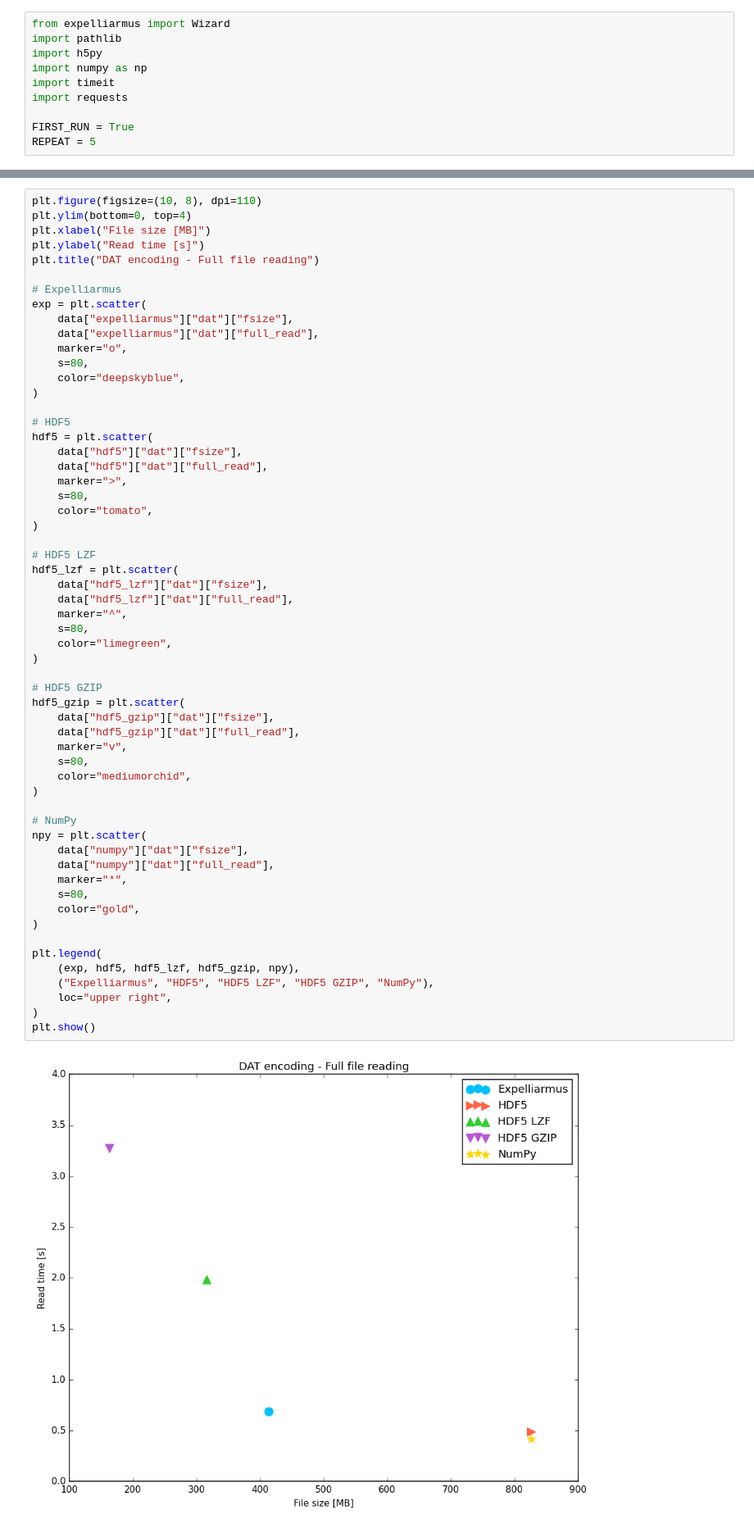
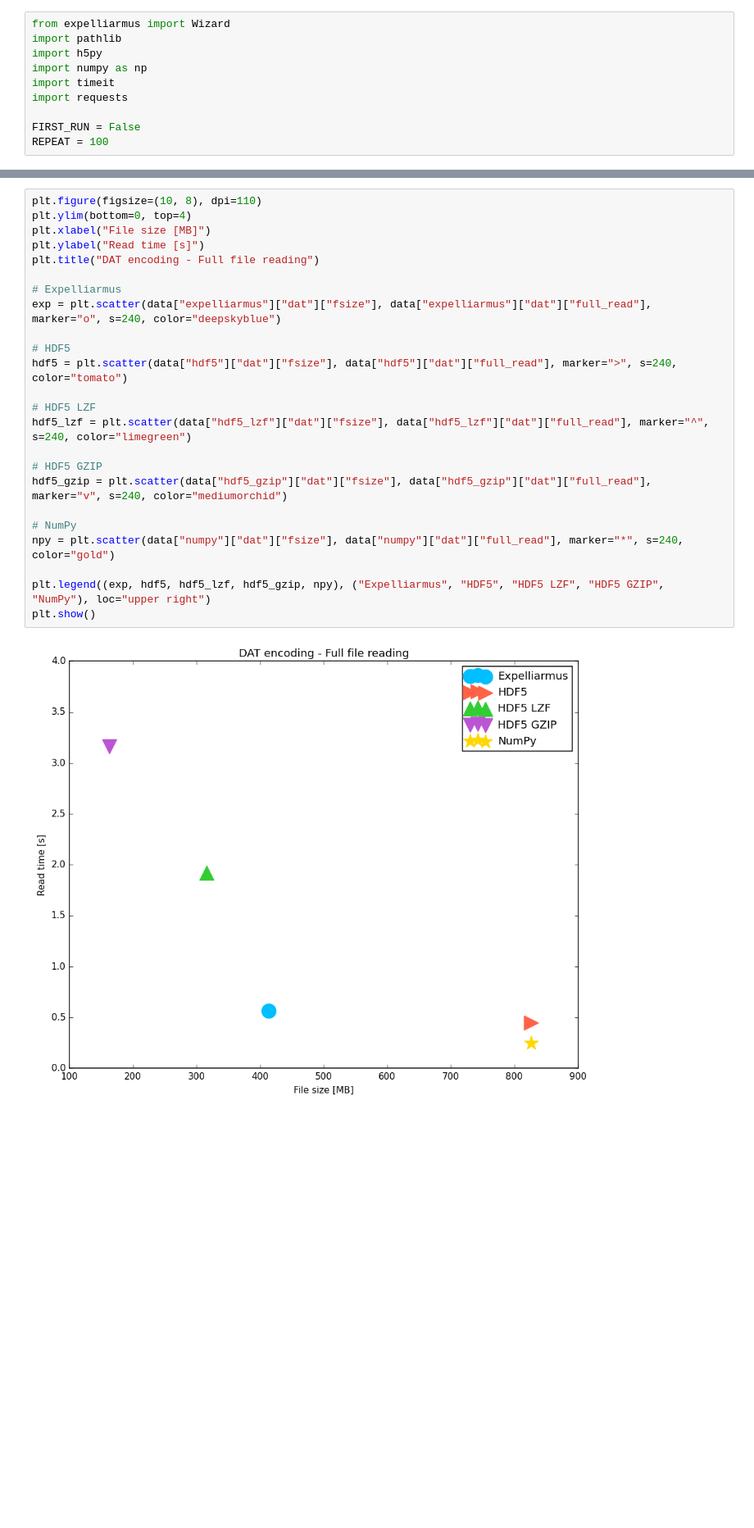
Before and after one commit to open-neuromorphic/expelliarmus, a Jupyter notebook: docs/benchmarking/script.ipynb, the cells around one changed output, grey strips where cells are left out. Shown: that part at 82% size. Drawn from its saved outputs; the diff is of its cells as text; blank space fills up the shorter version.

```diff
--- a/docs/benchmarking/script.ipynb
+++ b/docs/benchmarking/script.ipynb
@@ -6,7 +6,7 @@ import numpy as np
 import timeit
 import requests
 
-FIRST_RUN = True
-REPEAT = 5
+FIRST_RUN = False
+REPEAT = 100
 # %%
 def get_diff_perc_str(ref, val):
@@ -179,63 +141,29 @@ plt.style.use("classic")
 # %%
 plt.figure(figsize=(10, 8), dpi=110)
 plt.ylim(bottom=0, top=4)
 plt.xlabel("File size [MB]")
 plt.ylabel("Read time [s]")
 plt.title("DAT encoding - Full file reading")
 
 # Expelliarmus
-exp = plt.scatter(
-    data["expelliarmus"]["dat"]["fsize"],
-    data["expelliarmus"]["dat"]["full_read"],
-    marker="o",
-    s=80,
-    color="deepskyblue",
-)
+exp = plt.scatter(data["expelliarmus"]["dat"]["fsize"], data["expelliarmus"]["dat"]["full_read"], marker="o", s=240, color="deepskyblue")
 
 # HDF5
-hdf5 = plt.scatter(
-    data["hdf5"]["dat"]["fsize"],
-    data["hdf5"]["dat"]["full_read"],
-    marker=">",
-    s=80,
-    color="tomato",
-)
+hdf5 = plt.scatter(data["hdf5"]["dat"]["fsize"], data["hdf5"]["dat"]["full_read"], marker=">", s=240, color="tomato")
 
 # HDF5 LZF
-hdf5_lzf = plt.scatter(
-    data["hdf5_lzf"]["dat"]["fsize"],
-    data["hdf5_lzf"]["dat"]["full_read"],
-    marker="^",
-    s=80,
-    color="limegreen",
-)
+hdf5_lzf = plt.scatter(data["hdf5_lzf"]["dat"]["fsize"], data["hdf5_lzf"]["dat"]["full_read"], marker="^", s=240, color="limegreen")
 
 # HDF5 GZIP
-hdf5_gzip = plt.scatter(
-    data["hdf5_gzip"]["dat"]["fsize"],
-    data["hdf5_gzip"]["dat"]["full_read"],
-    marker="v",
-    s=80,
-    color="mediumorchid",
-)
+hdf5_gzip = plt.scatter(data["hdf5_gzip"]["dat"]["fsize"], data["hdf5_gzip"]["dat"]["full_read"], marker="v", s=240, color="mediumorchid")
 
 # NumPy
-npy = plt.scatter(
-    data["numpy"]["dat"]["fsize"],
-    data["numpy"]["dat"]["full_read"],
-    marker="*",
-    s=80,
-    color="gold",
-)
+npy = plt.scatter(data["numpy"]["dat"]["fsize"], data["numpy"]["dat"]["full_read"], marker="*", s=240, color="gold")
 
-plt.legend(
-    (exp, hdf5, hdf5_lzf, hdf5_gzip, npy),
-    ("Expelliarmus", "HDF5", "HDF5 LZF", "HDF5 GZIP", "NumPy"),
-    loc="upper right",
-)
+plt.legend((exp, hdf5, hdf5_lzf, hdf5_gzip, npy), ("Expelliarmus", "HDF5", "HDF5 LZF", "HDF5 GZIP", "NumPy"), loc="upper right")
 plt.show()
 # %% [output]
-[figure, old version]
+[figure, new version]
 # %%
 plt.figure(figsize=(10, 8), dpi=110)
 plt.ylim(bottom=0, top=2)
```
Also changed, not shown: parts of 11 cells of this notebook, 4 other files.
